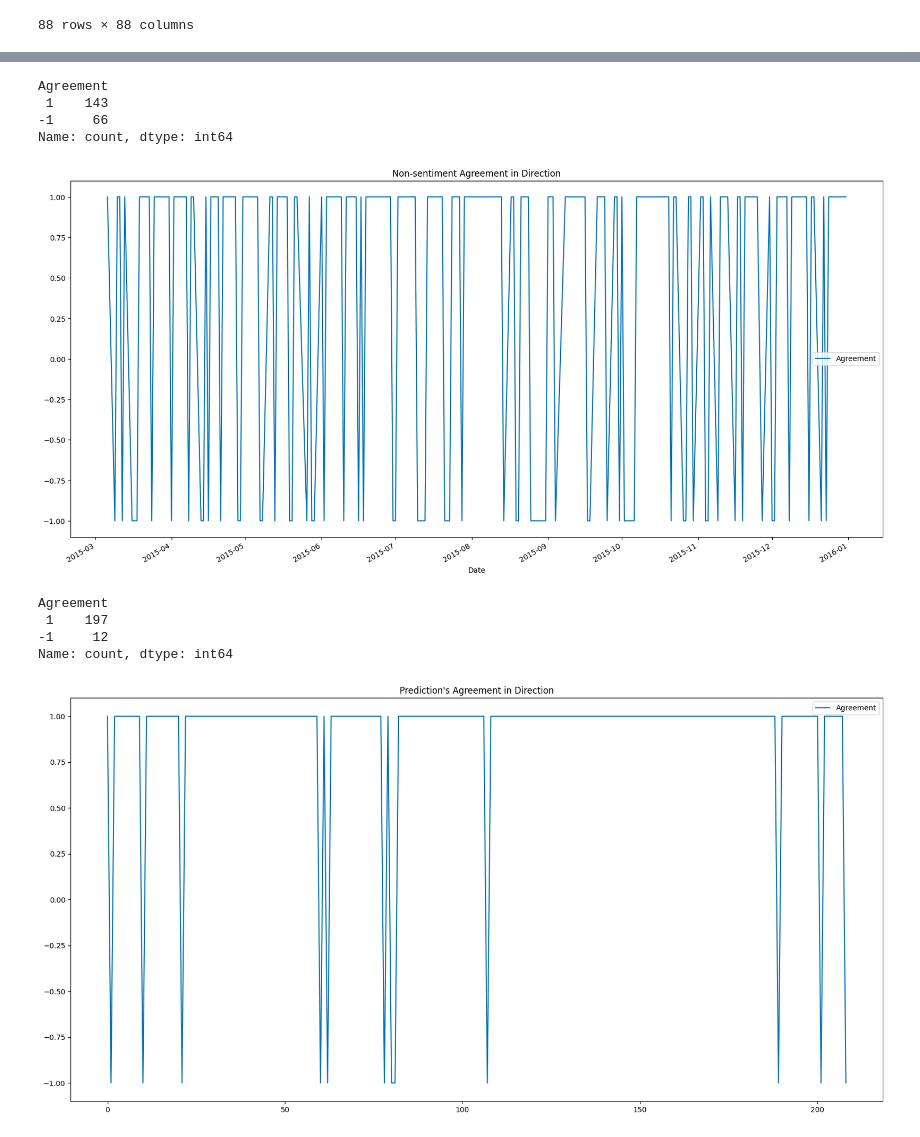
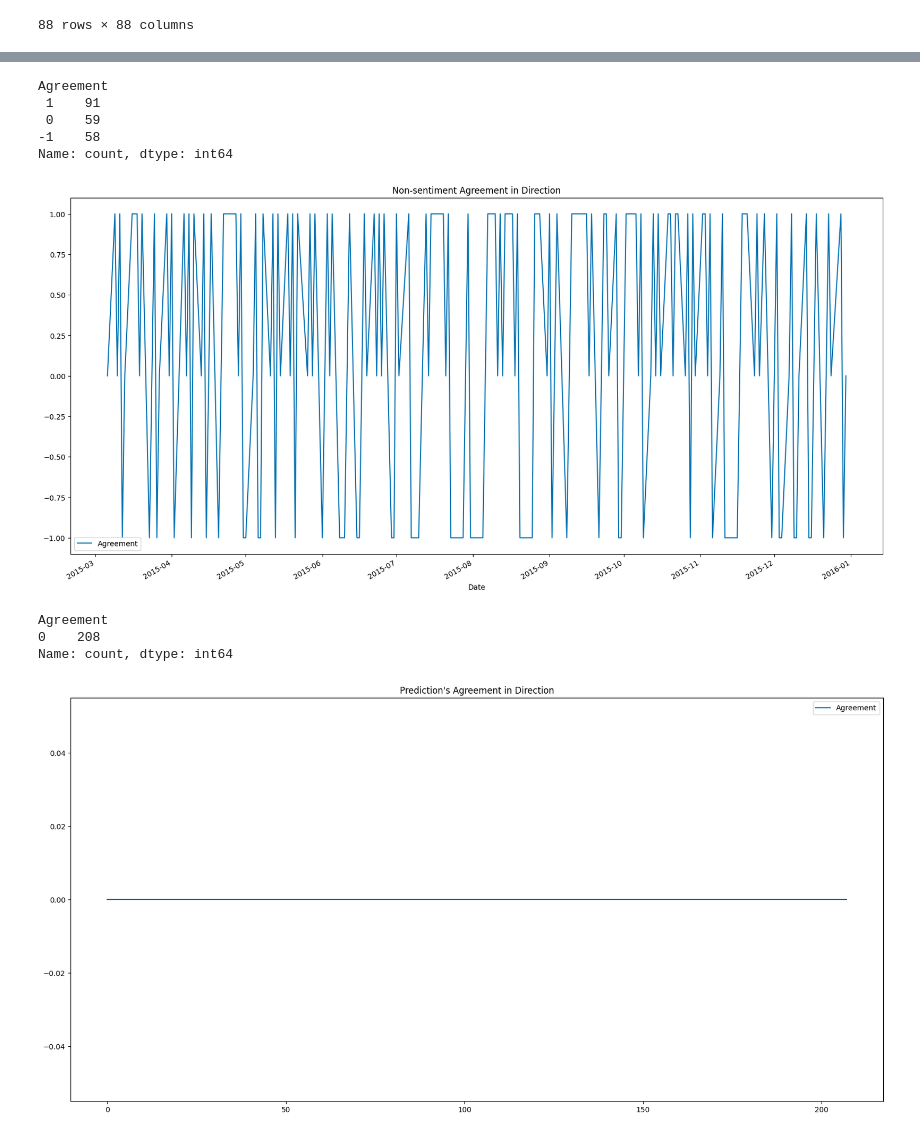
Before and after one commit to shaeantoine/greenscape, a Jupyter notebook: sandbox.ipynb, the cells around one changed output, grey strips where cells are left out. Drawn from its saved outputs; the diff is of its cells as text; code cells hidden in the pictures.

Commit message:
added Close modelling - sandbox

```diff
--- a/sandbox.ipynb
+++ b/sandbox.ipynb
@@ -226,7 +235,7 @@ def get_non_sentiment_models():
         df = get_price_indicators(df)
 
         x_data = df[needed_price_vars].fillna(value=0)
-        y_data = df['Percentage Change'].fillna(value=0)
+        y_data = df[predicted_var].fillna(value=0)
 
         score, predictions, model = train_model(x_data, y_data)
 
@@ -307,8 +316,9 @@ for i in range(len(s_models)):
     company = s_models[i][0]
     corr_coef = correlations_df.loc[company, chosen_company]
 
-    s_actual.append((s_models[i][0], [x*corr_coef for x in s_models[i][3]]))
-    n_actual.append((n_models[i][0], [x*corr_coef for x in n_models[i][3]]))
+    s_actual.append((s_models[i][0], [x*corr_coef for x in s_models[i][2]["Previous Day Percentage Change"]]))
+    n_actual.append((n_models[i][0], [x*corr_coef for x in n_models[i][2]["Previous Day Percentage Change"]]))
+
 
 s_actual_market_factors.insert(0, "factor_sum", [0]*len(s_actual[0][1]))
 for company, actual in s_actual:
@@ -326,8 +336,8 @@ for company, actual in n_actual:
     n_actual_market_factors.insert(len(n_actual_market_factors.columns), company, actual)
     n_actual_market_factors["factor_sum"] += n_actual_market_factors[company]
 
-s_actual_market_factors = s_actual_market_factors["factor_sum"].shift(1).fillna(value=0)
-n_actual_market_factors = n_actual_market_factors["factor_sum"].shift(1).fillna(value=0)
+s_actual_market_factors = s_actual_market_factors["factor_sum"].fillna(value=0)
+n_actual_market_factors = n_actual_market_factors["factor_sum"].fillna(value=0)
 # %%
 s_chosen[2].insert(len(s_chosen[2].columns), "Predicted Market Factor", 0)
 s_chosen[2].insert(len(s_chosen[2].columns), "Previous Market Factor", 0)
@@ -356,15 +366,15 @@ AAPL: 0.3147765306892294  | 0.30676352598242096 | 0.008013004706808435
 # %%
-s_actual = s_chosen[3][-len(s_res[1]):]
-s_prediction = s_res[1]
+s_actual = s_chosen[3][-len(s_res[1]):-1]
+s_prediction = s_res[1][:-1]
 s_plot_data = pd.DataFrame(s_actual)
 s_plot_data.insert(1, "Prediction", s_prediction)
-s_plot_data.plot(y=["Prediction", "Percentage Change"], figsize=(20, 10), title="Sentiment Influenced Prediction")
+s_plot_data.plot(y=["Prediction", predicted_var], figsize=(20, 10), title="Sentiment Influenced Prediction")
 
-n_actual = n_chosen[3][-len(n_res[1]):]
-n_prediction = n_res[1]
+n_actual = n_chosen[3][-len(n_res[1]):][:-1]
+n_prediction = n_res[1][:-1]
 n_plot_data = pd.DataFrame(n_actual)
 n_plot_data.insert(1, "Prediction", n_prediction)
-n_plot_data.plot(y=["Prediction", "Percentage Change"], figsize=(20, 10), title="Non-sentiment Influenced Prediction")
+n_plot_data.plot(y=["Prediction", predicted_var], figsize=(20, 10), title="Non-sentiment Influenced Prediction")
 
 diff_plot_data = pd.DataFrame(data=s_prediction, columns=["Sentiment"])
 diff_plot_data.insert(1, "Non-sentiment", n_prediction)
@@ -403,43 +422,51 @@ Name: count, dtype: int64
 # %%
 n_dir_df = pd.DataFrame(data=n_actual)
-n_dir_df = n_dir_df.rename(columns={"Percentage Change":"Actual Dir"})
+n_dir_df = n_dir_df.rename(columns={predicted_var:"Actual Dir"})
 n_dir_df.insert(1, "Prediction Dir", n_prediction)
 
-n_dir_df.loc[(n_dir_df["Actual Dir"] == 0), "Actual Dir"] = 0
-n_dir_df.loc[(n_dir_df["Actual Dir"] > 0), "Actual Dir"] = 1
-n_dir_df.loc[(n_dir_df["Actual Dir"] < 0), "Actual Dir"] = -1
-n_dir_df.loc[(n_dir_df["Prediction Dir"] == 0), "Prediction Dir"] = 0
-n_dir_df.loc[(n_dir_df["Prediction Dir"] > 0), "Prediction Dir"] = 1
-n_dir_df.loc[(n_dir_df["Prediction Dir"] < 0), "Prediction Dir"] = -1
+if predicted_var == "Percentage Change":
+    n_dir_df.loc[(n_dir_df["Actual Dir"] == 0), "Actual Dir"] = 0
+    n_dir_df.loc[(n_dir_df["Actual Dir"] > 0), "Actual Dir"] = 1
+    n_dir_df.loc[(n_dir_df["Actual Dir"] < 0), "Actual Dir"] = -1
+    n_dir_df.loc[(n_dir_df["Prediction Dir"] == 0), "Prediction Dir"] = 0
+    n_dir_df.loc[(n_dir_df["Prediction Dir"] > 0), "Prediction Dir"] = 1
+    n_dir_df.loc[(n_dir_df["Prediction Dir"] < 0), "Prediction Dir"] = -1
+else:
+    n_dir_df.loc[(n_dir_df["Actual Dir"] - n_dir_df["Actual Dir"].shift(1) == 0), "Actual Dir"] = 0
+    n_dir_df.loc[(n_dir_df["Actual Dir"] - n_dir_df["Actual Dir"].shift(1) > 0), "Actual Dir"] = 1
+    n_dir_df.loc[(n_dir_df["Actual Dir"] - n_dir_df["Actual Dir"].shift(1) < 0), "Actual Dir"] = -1
+    n_dir_df.loc[(n_dir_df["Prediction Dir"] - n_dir_df["Actual Dir"].shift(1) == 0), "Prediction Dir"] = 0
+    n_dir_df.loc[(n_dir_df["Prediction Dir"] - n_dir_df["Actual Dir"].shift(1) > 0), "Prediction Dir"] = 1
+    n_dir_df.loc[(n_dir_df["Prediction Dir"] - n_dir_df["Actual Dir"].shift(1) < 0), "Prediction Dir"] = -1
 
 n_dir_df["Agreement"] = 0
 n_dir_df.loc[(n_dir_df["Prediction Dir"] == n_dir_df["Actual Dir"]), "Agreement"] = 1
 n_dir_df.loc[(n_dir_df["Prediction Dir"] * n_dir_df["Actual Dir"] == -1), "Agreement"] = -1 # opp
 
 # n_dir_df.plot(y=["Actual Dir", "Prediction Dir"], figsize=(20, 10), title="Actual vs Non-sentiment Prediction Direction")
 n_dir_df.plot(y=["Agreement"], figsize=(20, 10), title="Non-sentiment Agreement in Direction")
 
 print(n_dir_df["Agreement"].value_counts())
 # %% [output]
 Agreement
- 1    143
--1     66
+ 1    91
+ 0    59
+-1    58
 Name: count, dtype: int64
-[figure, old version]
+[figure, new version]
 # %%
 a_dir_df = pd.DataFrame(data=s_prediction, columns=["S Dir"])
 a_dir_df.insert(1, "N Dir", n_prediction)
 
 a_dir_df["Agreement"] = 0
-a_dir_df.loc[(a_dir_df["S Dir"] * a_dir_df["N Dir"] > 0), "Agreement"] = 1
-a_dir_df.loc[(a_dir_df["S Dir"] * a_dir_df["N Dir"] < 0), "Agreement"] = -1 # opp
+a_dir_df.loc[(a_dir_df["S Dir"] * a_dir_df["N Dir"] == 1), "Agreement"] = 1
+a_dir_df.loc[(a_dir_df["S Dir"] * a_dir_df["N Dir"] == -1), "Agreement"] = -1 # opp
 
 a_dir_df.plot(y=["Agreement"], figsize=(20, 10), title="Prediction's Agreement in Direction")
 
 print(a_dir_df["Agreement"].value_counts())
 # %% [output]
 Agreement
- 1    197
--1     12
+0    208
 Name: count, dtype: int64
-[figure, old version]
+[figure, new version]
```
Also changed, not shown: parts of 9 cells of this notebook.
